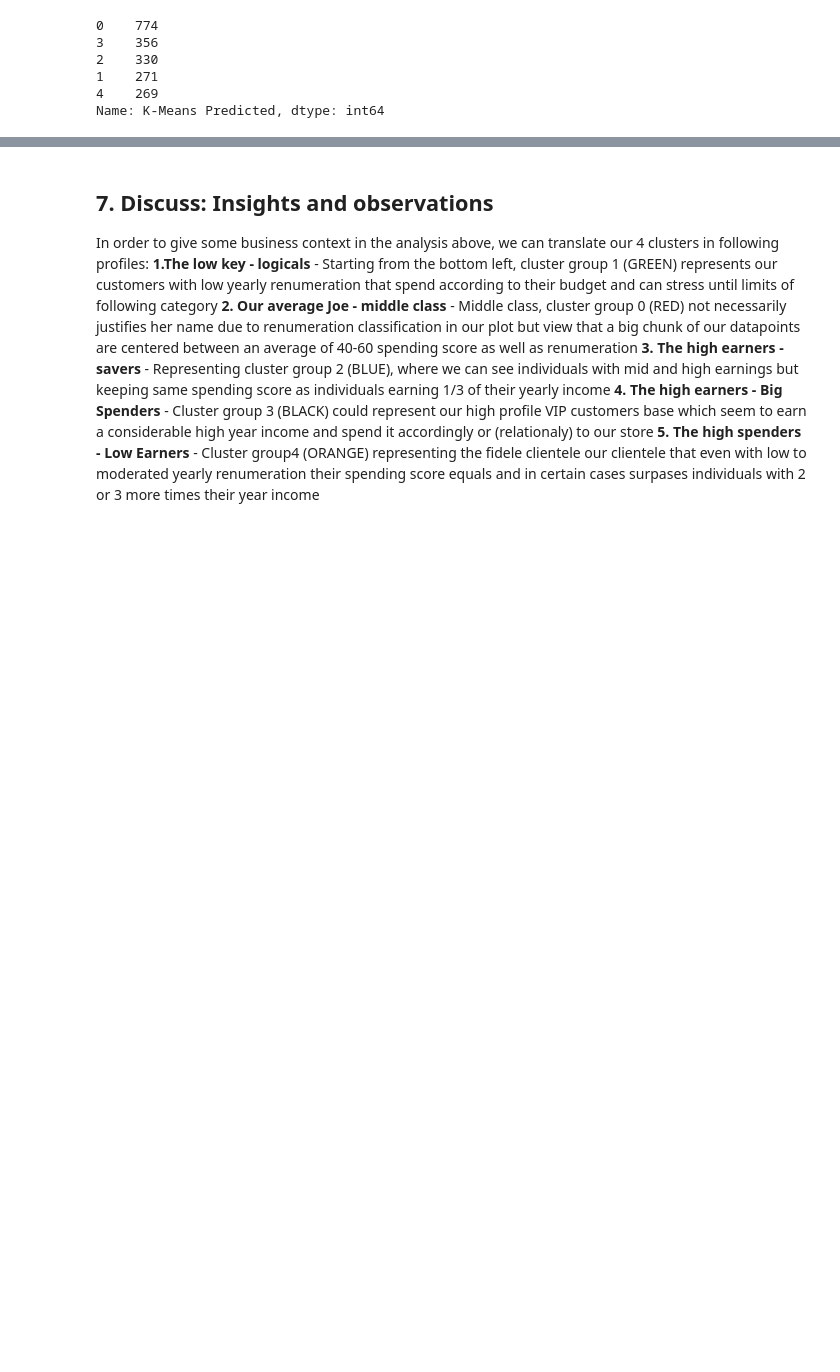
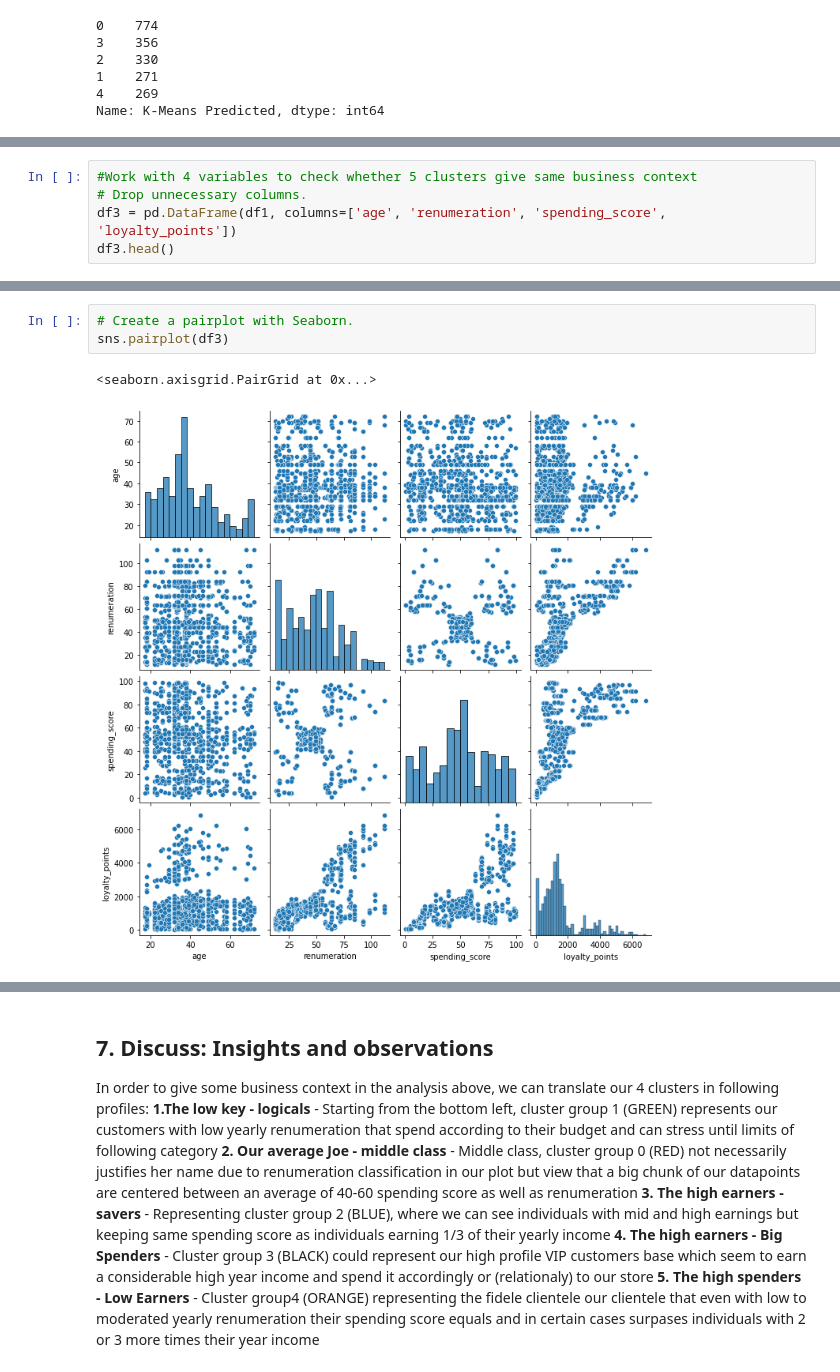
Before and after one commit to mikebenas/LSE_TurtleGames_R_Analysis, a Jupyter notebook: LSE_DA301_Assignment_Python_template.ipynb, the cells around one changed output, grey strips where cells are left out. Cells and saved outputs as stored; diff of their text form; blank space fills up the shorter version.

```diff
--- a/LSE_DA301_Assignment_Python_template.ipynb
+++ b/LSE_DA301_Assignment_Python_template.ipynb
@@ -856,0 +881,5 @@ print(df2.head())
+# %%
+#Work with 4 variables to check whether 5 clusters give same business context
+# Drop unnecessary columns.
+df3 = pd.DataFrame(df1, columns=['age', 'renumeration', 'spending_score', 'loyalty_points'])
+df3.head()
@@ -856,0 +915,6 @@ print(df2.head())
+# %%
+# Create a pairplot with Seaborn.
+sns.pairplot(df3)
+# %% [output]
+<seaborn.axisgrid.PairGrid at 0x...>
+[figure, added]
```
Also changed, not shown: parts of 22 cells of this notebook.
